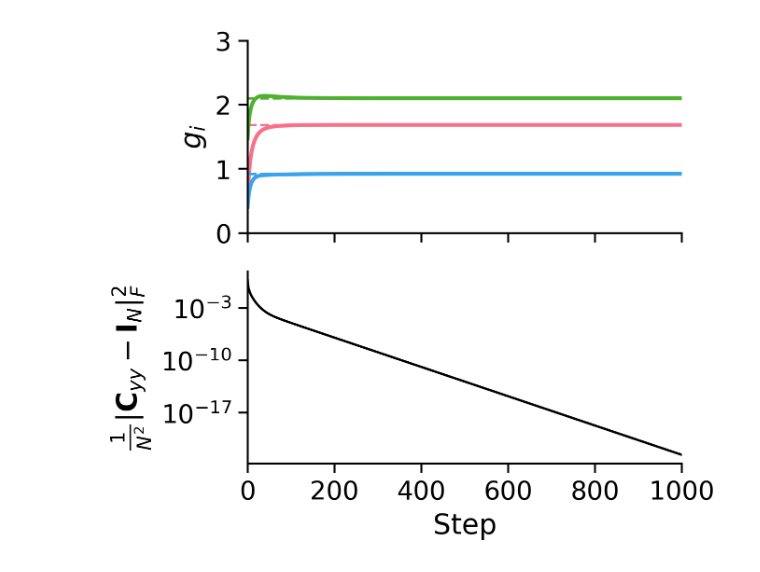
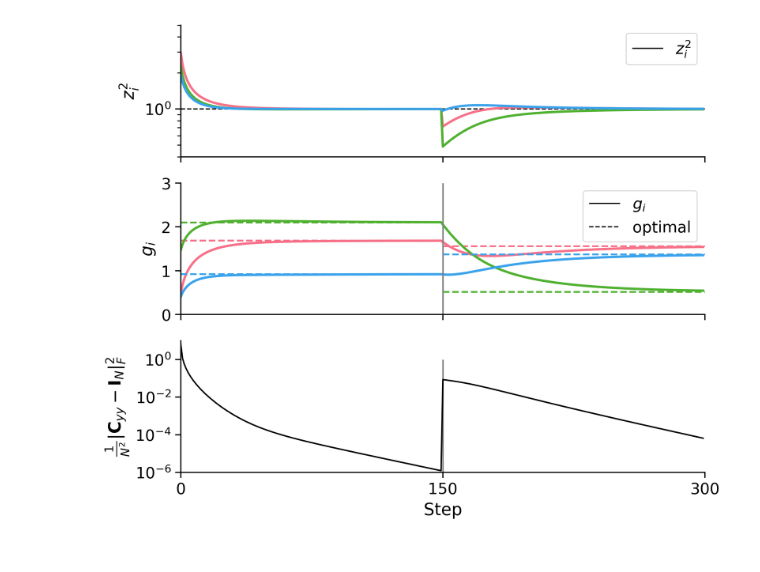
Before and after one commit to lyndond/frame_whitening, a Jupyter notebook: figures_new/loss_go_down.ipynb, the cells around one changed output. Cells and saved outputs as stored; diff of their text form; code cells hidden in the pictures.

```diff
--- a/figures_new/loss_go_down.ipynb
+++ b/figures_new/loss_go_down.ipynb
@@ -30,17 +98,67 @@ W = fw.normalize_frame(W)
 
 g0 = np.array([0.01, 1.2, 0.25])
 g, g_all, errors, variances = sim.simulate(cholesky_list, W, batch_size, n_batch, lr_g, g0=g0, online=False, seed=seed)
-# %%
-with sns.plotting_context("paper", font_scale=1.5):
-    fig, ax = plt.subplots(2, 1, figsize=(4, 4), sharex="all", dpi=300)
-    g_opt = sim.get_g_opt(W, Cxx0)
-    cols = sns.color_palette("husl", 3)
-    for i in range(k):
-        ax[0].plot(g_all[:,i], color=cols[i], label=f"g{i}", linewidth=2)
-        ax[0].axhline(g_opt[i], color=cols[i], linestyle='--')
-    ax[0].set(ylabel=r"$g_i$", xlim=(0, n_batch), ylim=(0, 3))
-    ax[1].plot(errors, "k")
-    ax[1].set(ylabel=r"$\frac{1}{N^2}\|{\bf C}_{yy} - {\bf I}_N\|_{F}^2$", xlabel="Step", yscale="log")
-    sns.despine()
-# %% [output]
-[figure, removed]
+# %%
+def get_variances(g, W, Cxx):
+    N = W.shape[0]
+    Ixx = np.eye(N)
+    WGW = W @ np.diag(g) @ W.T
+    M = np.linalg.inv(Ixx + WGW)
+    Cyy = M @ Cxx @ M.T
+    Czz = W.T @ Cyy @ W
+    variances = np.diag(Czz)
+    return variances
+
+vars = []
+g_all2 = [g for g in g_all]
+for j, Cxx in enumerate([Cxx0, Cxx1]):
+    for i in range(n_batch):
+        vars.append(get_variances(g_all2.pop(0), W, Cxx))
+
+vars = np.stack(vars)
+# %%
+with sns.plotting_context("paper", font_scale=1.5):
+
+    cols = sns.color_palette("husl", 3)
+    fig, ax = plt.subplots(3, 1, figsize=(8, 7), sharex="all", dpi=300)
+
+    for i in range(k):
+        ax[0].plot(vars[:,i], color=cols[i], linewidth=2)
+
+    # dummy line for legend
+    ax[0].vlines(n_batch, 0, 0, color="k", ls="-",
+    linewidth=1, label=r"$z_i^2$", zorder=-1)
+    ax[0].hlines(
+        1, 0, 2*n_batch, color="k", linestyle="--", linewidth=1.,  zorder=-1)
+
+
+    g_opt0 = sim.get_g_opt(W, Cxx0)
+    g_opt1 = sim.get_g_opt(W, Cxx1)
+    g_opt = [g_opt0, g_opt1]
+
+    # dummy line for legend
+    ax[1].vlines(
+        n_batch, 0, 1, color="k", ls="-", linewidth=1, label=r"$g_i$", zorder=-1)
+    ax[1].hlines(
+        g_opt[0], 0, 0, color="k", linestyle="--",
+        linewidth=1., label="optimal", zorder=-1)
+
+    for i in range(k):
+        ax[1].plot(g_all[:,i], color=cols[i], linewidth=2)
+        ax[1].hlines(g_opt0[i], 0, n_batch, color=cols[i], linestyle='--', lw=1.5)
+        ax[1].hlines(g_opt1[i], n_batch, 2*n_batch, color=cols[i], linestyle='--', lw=1.5)
+    ax[1].vlines(n_batch, 0, 3, color="grey", linestyle='-')
+    ax[2].vlines(n_batch, 1E-10, 1, color="grey", linestyle='-')
+
+    ax[0].set(ylabel=r"$z_i^2$", yscale="log", ylim=(.4, 5))
+    ax[0].legend(loc="upper right")
+    ax[1].set(ylabel=r"$g_i$", xlim=(0, n_batch * len(cholesky_list)), ylim=(0, 3),
+    xticks=(0, n_batch, 2*n_batch))
+    ax[2].plot(errors, "k")
+
+    ax[2].set(ylabel=r"$\frac{1}{N^2}\|{\bf C}_{yy} - {\bf I}_N\|_{F}^2$", xlabel="Step",
+    yscale="log", ylim=(1E-6, 10))
+    ax[1].legend(loc="upper right")
+    sns.despine()
+# %% [output]
+[figure, added]
```
Also changed, not shown: parts of 3 cells of this notebook, 6 other files.
